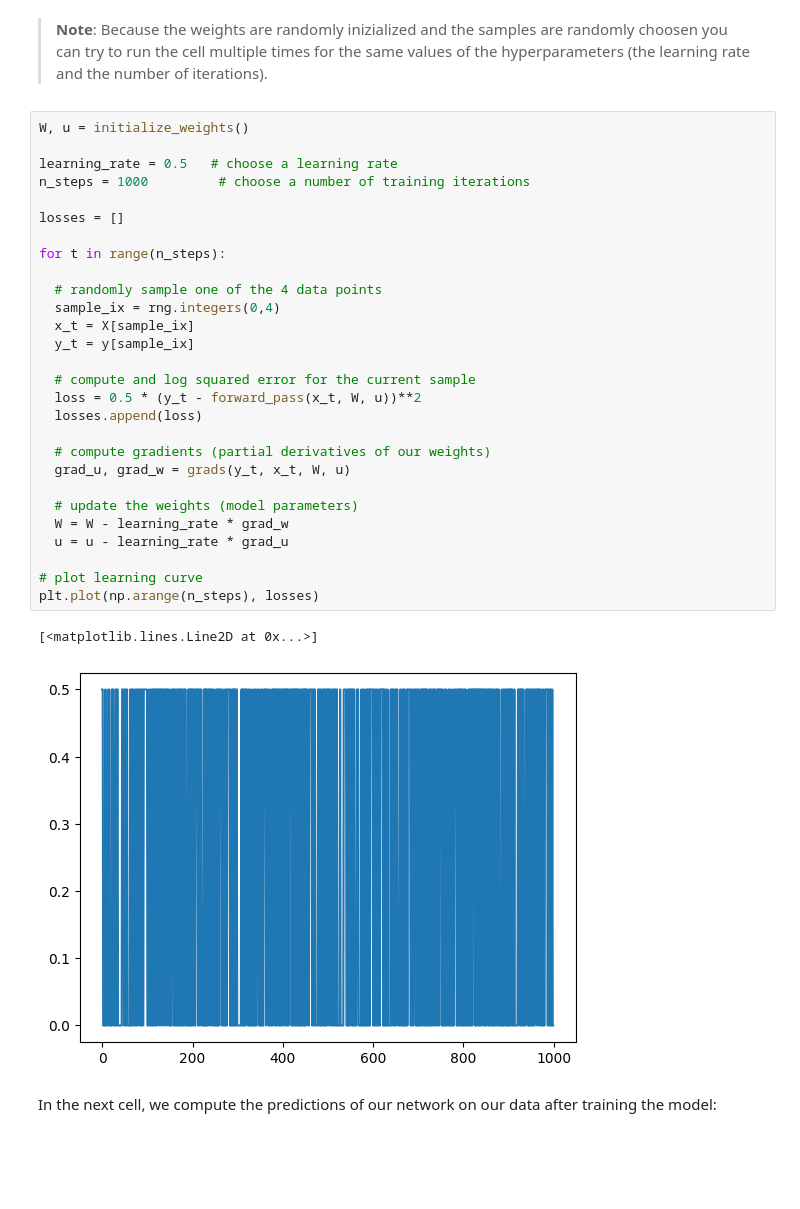
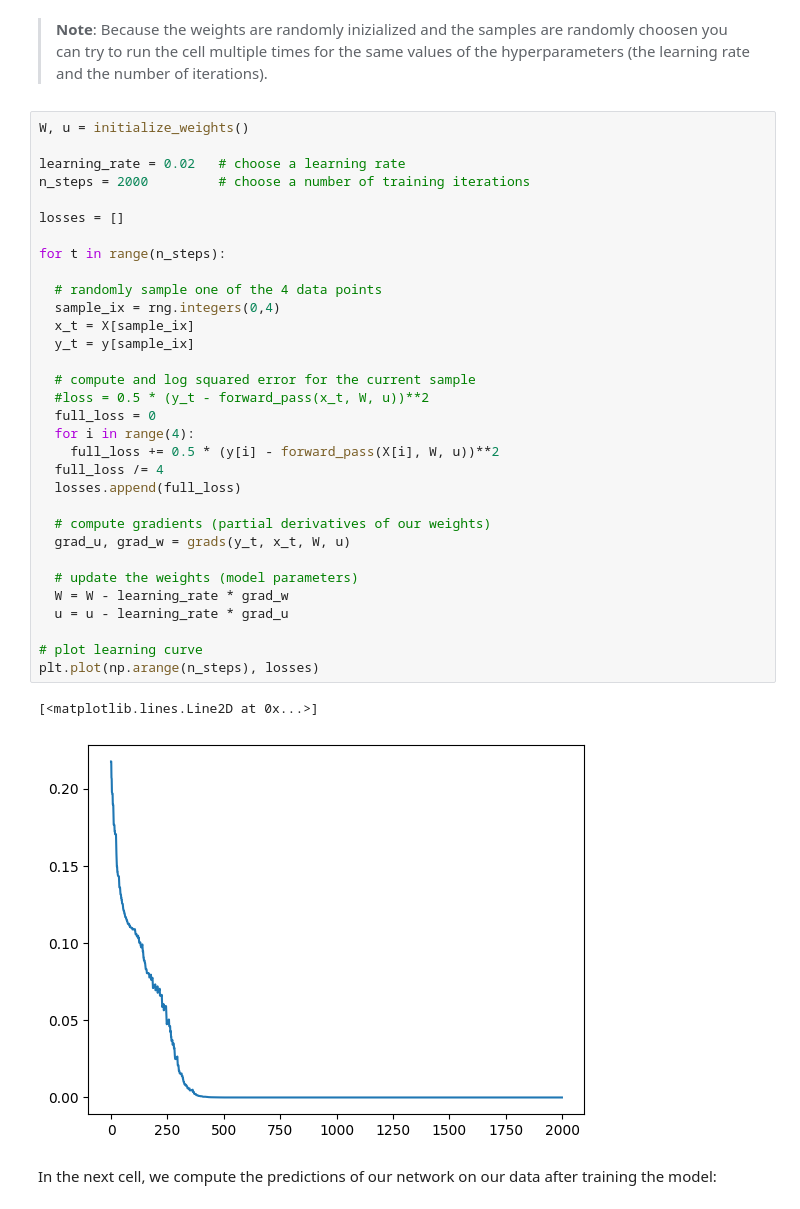
Before and after one commit to jilzerndt/mldm, a Jupyter notebook: L09_neural_networks.ipynb, the cells around one changed output. Saved outputs shown, nothing was run; the diff lists cells and outputs as text; blank space fills up the shorter version.

```diff
--- a/L09_neural_networks.ipynb
+++ b/L09_neural_networks.ipynb
@@ -332,34 +332,38 @@ where $\alpha$ denotes the learning rate.
 # %%
 W, u = initialize_weights()
 
-learning_rate = 0.5   # choose a learning rate
-n_steps = 1000         # choose a number of training iterations
+learning_rate = 0.02   # choose a learning rate
+n_steps = 2000         # choose a number of training iterations
 
 losses = []
 
 for t in range(n_steps):
 
   # randomly sample one of the 4 data points
   sample_ix = rng.integers(0,4)
   x_t = X[sample_ix]
   y_t = y[sample_ix]
 
   # compute and log squared error for the current sample
-  loss = 0.5 * (y_t - forward_pass(x_t, W, u))**2
-  losses.append(loss)
+  #loss = 0.5 * (y_t - forward_pass(x_t, W, u))**2
+  full_loss = 0
+  for i in range(4):
+    full_loss += 0.5 * (y[i] - forward_pass(X[i], W, u))**2
+  full_loss /= 4
+  losses.append(full_loss)
 
   # compute gradients (partial derivatives of our weights)
   grad_u, grad_w = grads(y_t, x_t, W, u)
 
   # update the weights (model parameters)
   W = W - learning_rate * grad_w
   u = u - learning_rate * grad_u
 
 # plot learning curve
 plt.plot(np.arange(n_steps), losses)
 # %% [output]
 [<matplotlib.lines.Line2D at 0x...>]
-[figure, old version]
+[figure, new version]
 # %% [markdown]
 In the next cell, we compute the predictions of our network on our data after training the model:
 # %%
```
Also changed, not shown: parts of 10 cells of this notebook, 3 other files.
